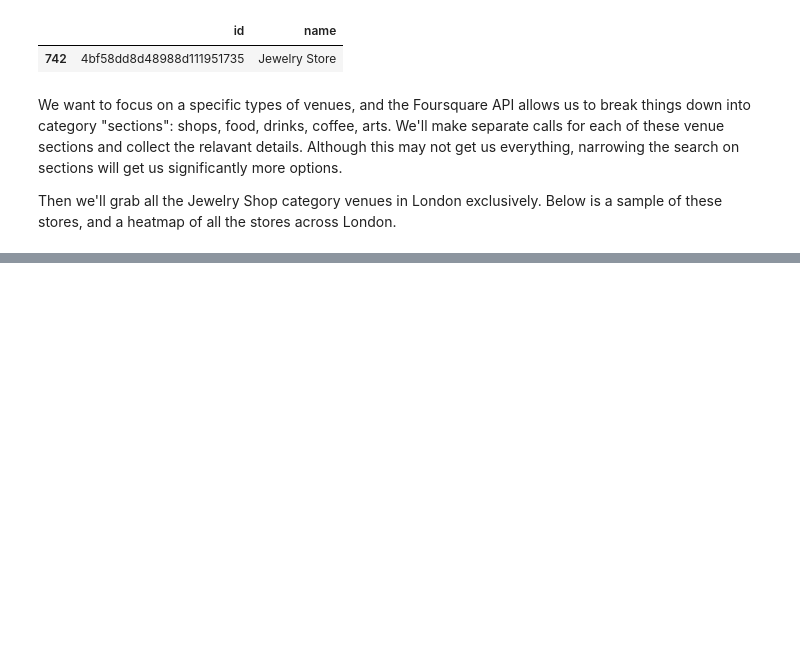
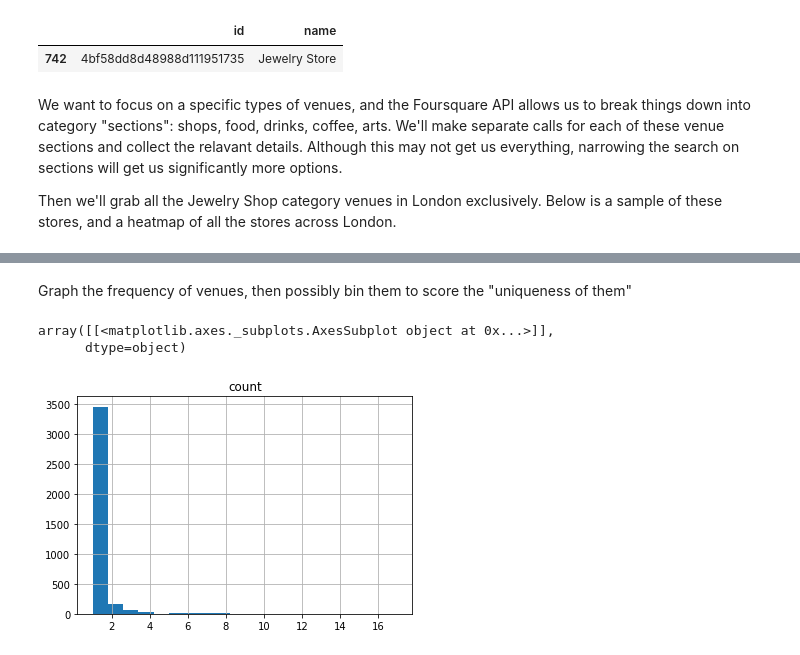
Before and after one commit to cuajo13/Coursera_Capstone, a Jupyter notebook: Battle of the Neighbourhoods Final.ipynb, the cells around one changed output, grey strips where cells are left out. Saved outputs shown, nothing was run; the diff lists cells and outputs as text; code cells hidden in the pictures; blank space fills up the shorter version.

```diff
--- a/Battle of the Neighbourhoods Final.ipynb
+++ b/Battle of the Neighbourhoods Final.ipynb
@@ -347,0 +374,8 @@ Now we have some data, we can do some exploration.
+# %% [markdown]
+Graph the frequency of venues, then possibly bin them to score the "uniqueness of them"
+# %%
+drinks_unique.groupby('Venue')['Venue ID'].agg(['count']).hist(column='count', bins=20)
+# %% [output]
+array([[<matplotlib.axes._subplots.AxesSubplot object at 0x...>]],
+      dtype=object)
+[figure, added]
```
Also changed, not shown: parts of 29 cells of this notebook.
